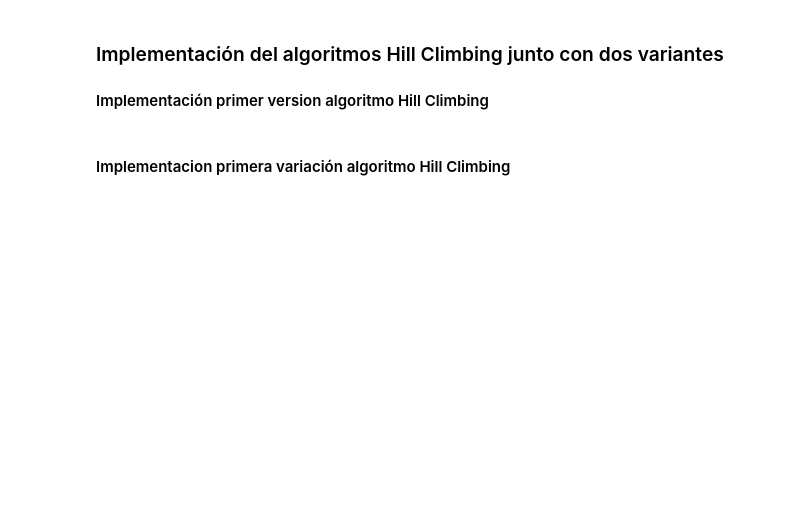
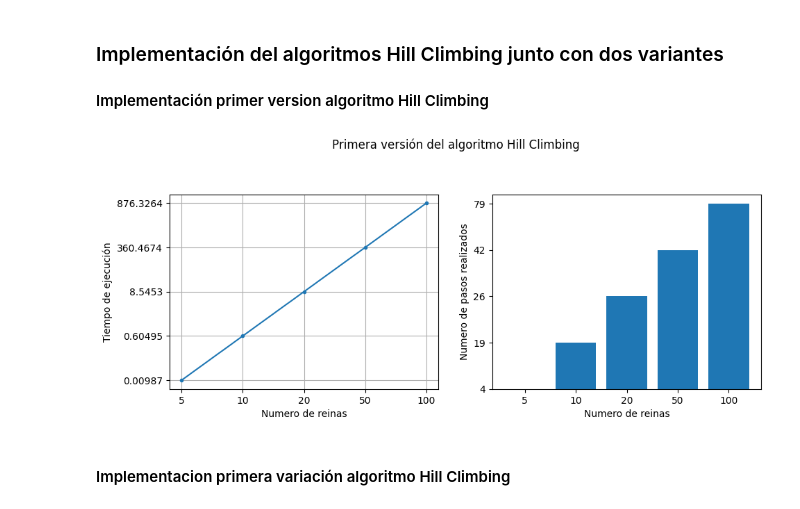
Before and after one commit to SebastianCastro23/N_Queens, a Jupyter notebook: N-Queens problem-Notebook.ipynb, the cells around one changed output. Drawn from its saved outputs; the diff is of its cells as text; code cells hidden in the pictures; blank space fills up the shorter version.

```diff
--- a/N-Queens problem-Notebook.ipynb
+++ b/N-Queens problem-Notebook.ipynb
@@ -33,10 +38,27 @@ plt.show()
 # %%
 import csv
 dataHillClimbing = csv.reader(open('AlgorithmTimeData/HillCimbing.csv'))
 results = [] #primer arreglo indexado corresponde al tiempo, el segundo salida de tiempo del programa y tercero el numero de pasos ejecutados
 for row in dataHillClimbing:
     if row != []:
         for x in row:
             results.append([i for i in x.split(';') if i!='' ])
+time = [results[0][i] for i in range(1,len(results[0]))]
+n_queens = [results[1][i] for i in range(1,len(results[1]))]
+steps = [results[2][i] for i in range(1,len(results[2]))]
+plt.figure(figsize=(11,8))
+plt.subplot(2,2,1)
+plt.grid()
+plt.plot(n_queens,time,marker='.')
+plt.xlabel("Numero de reinas")
+plt.ylabel("Tiempo de ejecución")
+plt.subplot(2,2,2)
+plt.bar(n_queens,steps)
+plt.ylabel("Numero de pasos realizados")
+plt.xlabel("Numero de reinas")
+plt.suptitle("Primera versión del algoritmo Hill Climbing")
+plt.show()
+# %% [output]
+[figure, added]
 # %% [markdown]
 <h4>Implementacion primera variación algoritmo Hill Climbing</h4>
```
Also changed, not shown: parts of 3 cells of this notebook, 1 other file.
